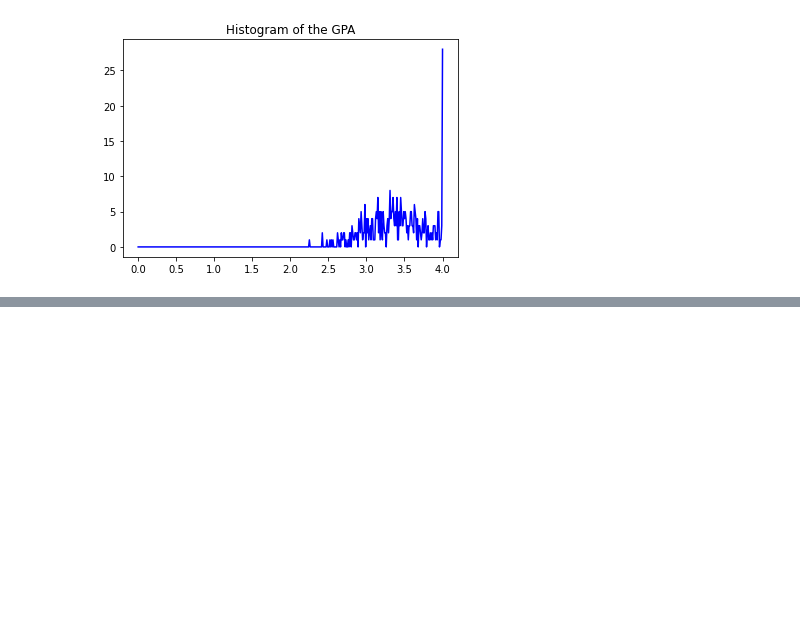
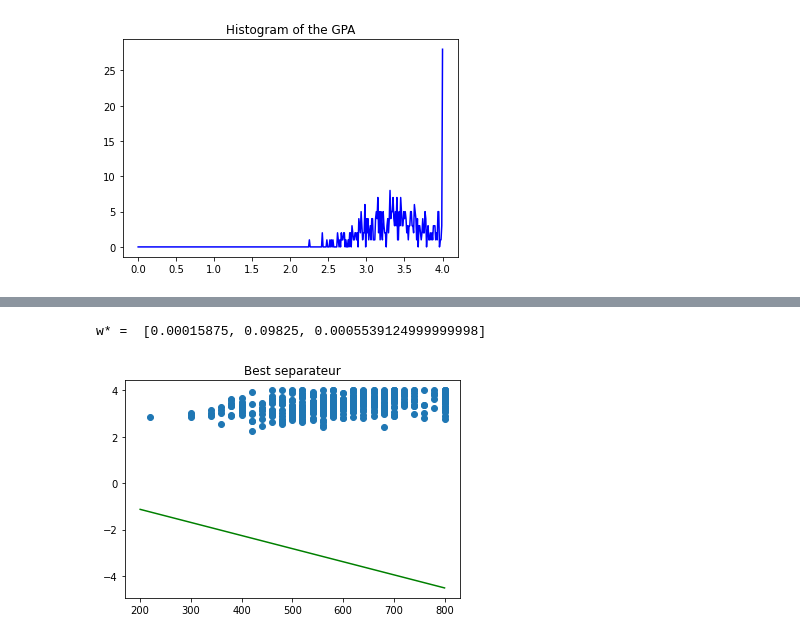
Before and after one commit to FILALIHicham/Machine-Learning_TP, a Jupyter notebook: TP2/LogisticRegression.ipynb, the cells around one changed output, grey strips where cells are left out. Saved outputs shown, nothing was run; the diff lists cells and outputs as text; code cells hidden in the pictures; blank space fills up the shorter version.

Commit message:
update logistic regression

```diff
--- a/TP2/LogisticRegression.ipynb
+++ b/TP2/LogisticRegression.ipynb
@@ -10,7 +10,7 @@ X,Y = [],[]
 with open('binary.csv', mode='r') as csv_file:
     csv_reader = csv.DictReader(csv_file)
     for row in csv_reader:
-        X.append([int(row["gre"]),float(row["gpa"])])
+        X.append([1,int(row["gre"]),float(row["gpa"])])
         Y.append(int(row["admit"]))
 # %%
 def countOccGRE(b):
@@ -56,0 +92,3 @@ histGPA(T)
+# %%
+w = [0, 0, 0]
+theta = RergessionLogistic(X, Y, w)
@@ -56,0 +158,3 @@ histGPA(T)
+# %%
+w = [1.0, 2.0, 500.0]
+theta = RergessionLogistic(X, Y, sigmoid, w)
@@ -56,0 +185,13 @@ histGPA(T)
+# %%
+x1, x2 = [e[1] for e in X], [e[2] for e in X]
+# print(x1, x2)
+plt.scatter(x1, x2)
+print('w* = ', theta)
+if ( theta[1]!= 0 ):
+    t = np.linspace(200, 800, 100)
+    z = (-theta[0] - theta[2] * t)/theta[1]
+    plt.title('Best separateur')
+    plt.plot(t, z, color='green')
+# %% [output]
+w* =  [0.00015875, 0.09825, 0.0005539124999999998]
+[figure, added]
```
Also changed, not shown: parts of 6 cells of this notebook, 5 other files.
